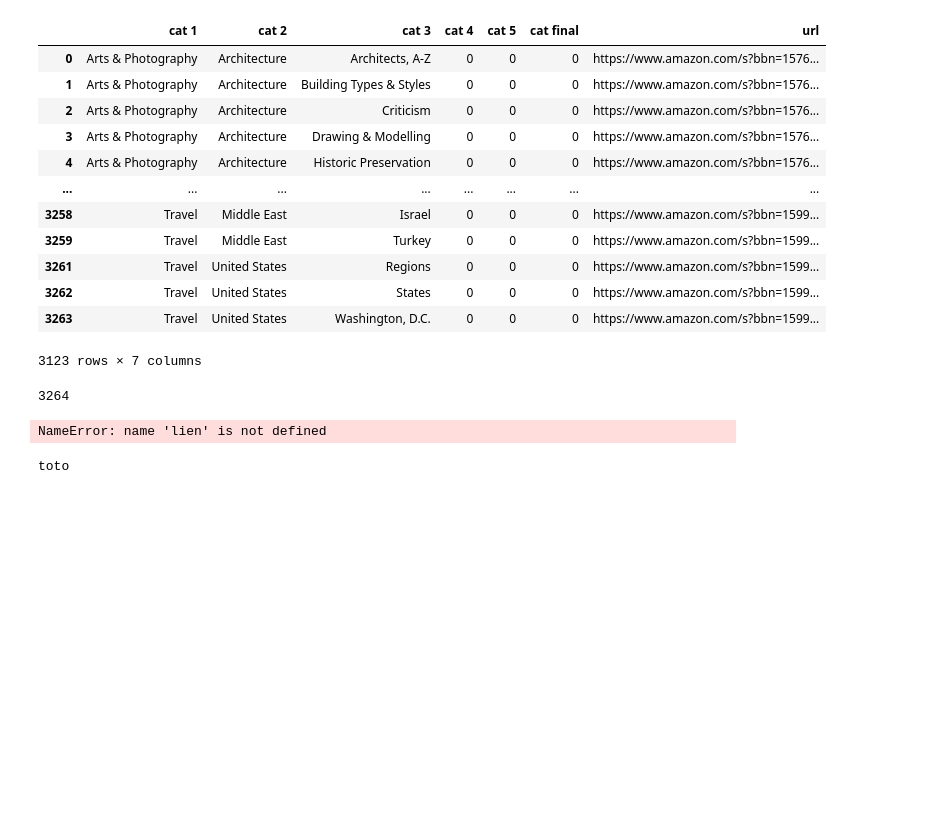
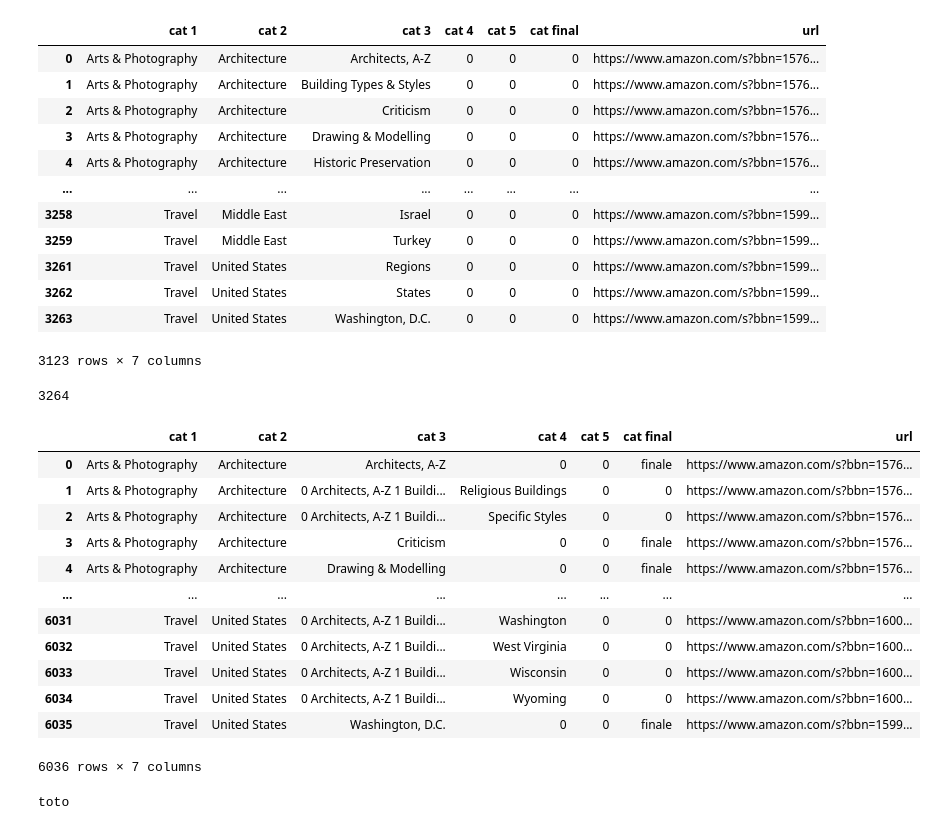
Before and after one commit to thomasgassin/kindle-scrapper, a Jupyter notebook: notebooks/NoteBook.ipynb, the cells around one changed output. Saved outputs shown, nothing was run; the diff lists cells and outputs as text; code cells hidden in the pictures; blank space fills up the shorter version.

Commit message:
categorie 4

```diff
--- a/notebooks/NoteBook.ipynb
+++ b/notebooks/NoteBook.ipynb
@@ -503,3 +503,6 @@ dataframe_cat3
 | 3262 | Travel | United States | States | 0 | 0 | 0 | https://www.amazon.com/s?bbn=1599... |
 | 3263 | Travel | United States | Washington, D.C. | 0 | 0 | 0 | https://www.amazon.com/s?bbn=1599... |
 3264 rows × 7 columns
+# %%
+i=34
+dataframe_cat3['url'][i] , dataframe_cat3['cat final'][i]
@@ -543,25 +549,37 @@ dataframe_cat3_non_finale
 # %%
 dataframe_cat3 = pd.read_csv('categories_cat3.csv', index_col = 0) #on importe depuis le csv cat 3
 dataframe_cat3
 # on va attaquer la 4ème itération
 listing_categories_cat4=[]
 for i in range(len(dataframe_cat3)) :
     browser.get(dataframe_cat3['url'][i])
     html_page_listing = browser.page_source # permet de prendre le code html de la page
     soup = BeautifulSoup(html_page_listing , 'lxml') # créer la soupe avec le parser
     categories = soup.find_all('li'  , class_ = 'a-spacing-micro apb-browse-refinements-indent-2')
     # première descente des catégories simple il suffit de le la première page pas de boucle
     if categories == [] :
-        listing_categories_cat4.append([dataframe_cat3['cat 1'][i],dataframe_cat3['cat 2'][i],dataframe_cat3['cat 3'][i],0,0,"finale",lien])
+        listing_categories_cat4.append([dataframe_cat3['cat 1'][i],dataframe_cat3['cat 2'][i],dataframe_cat3['cat 3'][i],0,0,"finale",dataframe_cat3['url'][i]])
     for categorie in categories :
         categor = categorie.span.text.strip()
         lien = 'https://www.amazon.com'+ categorie.a.get('href')
         listing_categories_cat4.append([dataframe_cat3['cat 1'][i],dataframe_cat3['cat 2'][i],dataframe_cat3['cat 3'],categor,0,0,lien])
 dataframe_cat4 = pd.DataFrame(listing_categories_cat4,columns= index)
 dataframe_cat4.to_csv('categories_cat4.csv')
 dataframe_cat4
 # %% [output]
+|  | cat 1 | cat 2 | cat 3 | cat 4 | cat 5 | cat final | url |
+| 0 | Arts & Photography | Architecture | Architects, A-Z | 0 | 0 | finale | https://www.amazon.com/s?bbn=1576... |
+| 1 | Arts & Photography | Architecture | 0 Architects, A-Z 1 Buildi... | Religious Buildings | 0 | 0 | https://www.amazon.com/s?bbn=1576... |
+| 2 | Arts & Photography | Architecture | 0 Architects, A-Z 1 Buildi... | Specific Styles | 0 | 0 | https://www.amazon.com/s?bbn=1576... |
+| 3 | Arts & Photography | Architecture | Criticism | 0 | 0 | finale | https://www.amazon.com/s?bbn=1576... |
+| 4 | Arts & Photography | Architecture | Drawing & Modelling | 0 | 0 | finale | https://www.amazon.com/s?bbn=1576... |
+| ... | ... | ... | ... | ... | ... | ... | ... |
+| 6031 | Travel | United States | 0 Architects, A-Z 1 Buildi... | Washington | 0 | 0 | https://www.amazon.com/s?bbn=1600... |
+| 6032 | Travel | United States | 0 Architects, A-Z 1 Buildi... | West Virginia | 0 | 0 | https://www.amazon.com/s?bbn=1600... |
+| 6033 | Travel | United States | 0 Architects, A-Z 1 Buildi... | Wisconsin | 0 | 0 | https://www.amazon.com/s?bbn=1600... |
+| 6034 | Travel | United States | 0 Architects, A-Z 1 Buildi... | Wyoming | 0 | 0 | https://www.amazon.com/s?bbn=1600... |
+| 6035 | Travel | United States | Washington, D.C. | 0 | 0 | finale | https://www.amazon.com/s?bbn=1599... |
-NameError: name 'lien' is not defined
+6036 rows × 7 columns
 # %%
 browser.get('https://www.amazon.com/s?bbn=159983011&rh=n%3A133140011%2Cn%3A154606011%2Cn%3A159936011%2Cn%3A159982011%2Cn%3A159983011%2Cn%3A159984011&dc&qid=1658469739&rnid=159983011&ref=lp_159983011_nr_n_0')
 html_page_listing = browser.page_source # permet de prendre le code html de la page
```
Also changed, not shown: parts of 1 cell of this notebook.
